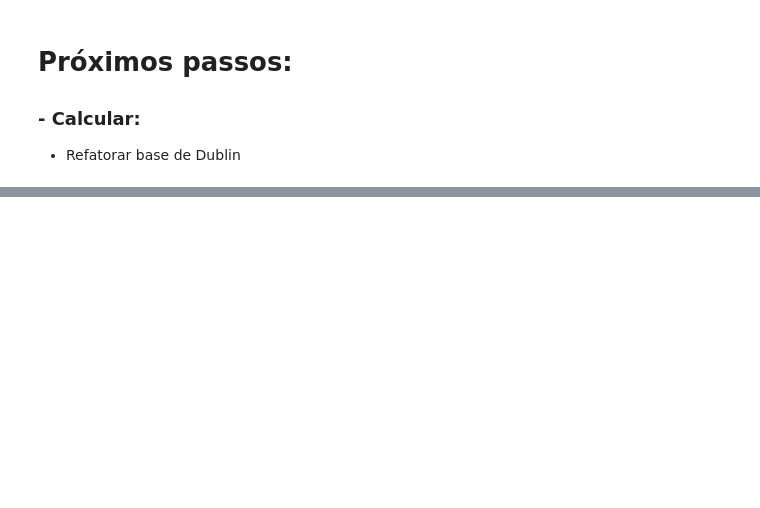
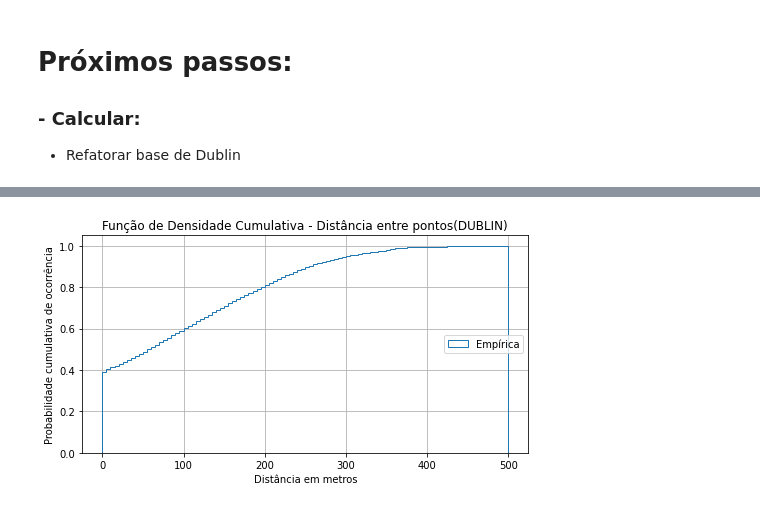
Before and after one commit to TulioNPL/Pesquisa, a Jupyter notebook: jupyter/main.ipynb, the cells around one changed output, grey strips where cells are left out. Drawn from its saved outputs; the diff is of its cells as text; code cells hidden in the pictures; blank space fills up the shorter version.

```diff
--- a/jupyter/main.ipynb
+++ b/jupyter/main.ipynb
@@ -646,7 +644,8 @@ cdfTempo()
 def cdfDistancia():
     """Função que plota uma cdf com os dados de distancia entre pontos de todos veículos"""
 
-    x = [i for i in coordGapsDiscrete if i <= 100]
+    # x = [i for i in coordGapsDiscrete if i <= 100]
+    x = [i for i in coordGapsDiscrete if i <= 500]
 
     #  Definição dos valores da lista
     sigma = np.std(x)
@@ -655,35 +654,37 @@ def cdfDistancia():
 
     _, ax = plt.subplots(figsize=(8, 4))
 
     #  Histograma cumulativo
     _, bins, _ = ax.hist(x, n_bins,
                          density=True, histtype='step',
                          cumulative=True, label='Empírica')
     '''
     #  Distribuição esperada
     y = ((1 / (np.sqrt(2 * np.pi) * sigma))
          * np.exp(-0.5 * (1 / sigma * (bins - mu))**2))
 
     y = y.cumsum()
     y /= y[-1]
 
     ax.plot(bins, y, 'r--', linewidth=1.5, label='Teórica')
     '''
 
     #  Histograma cumulativo inverso
     # ax.hist(x, bins=bins, density=True, histtype='step',
     #       cumulative=-1,label='Emp. Inversa')
 
     #  Detalhes do gráfico
     ax.grid(True)
     ax.legend(loc='right')
-    ax.set_title('Função de Densidade Cumulativa - Distância entre pontos')
+    ax.set_title('Função de Densidade Cumulativa - Distância entre pontos(DUBLIN)')
     ax.set_xlabel('Distância em metros')
     ax.set_ylabel('Probabilidade cumulativa de ocorrência')
 
-    #plt.savefig(path+'/img/cdfDistancia.png',dpi=100, transparent=False, facecolor='white')
+    # plt.savefig(path+'/img/cdfDistancia_Dublin.png',dpi=100, transparent=False, facecolor='white')
     plt.show()
 cdfDistancia()
+# %% [output]
+[figure, added]
 # %%
 def trajPorVeic():
     """Função para calcular e plotar um histograma da quantidade
```
Also changed, not shown: parts of 3 cells of this notebook.
